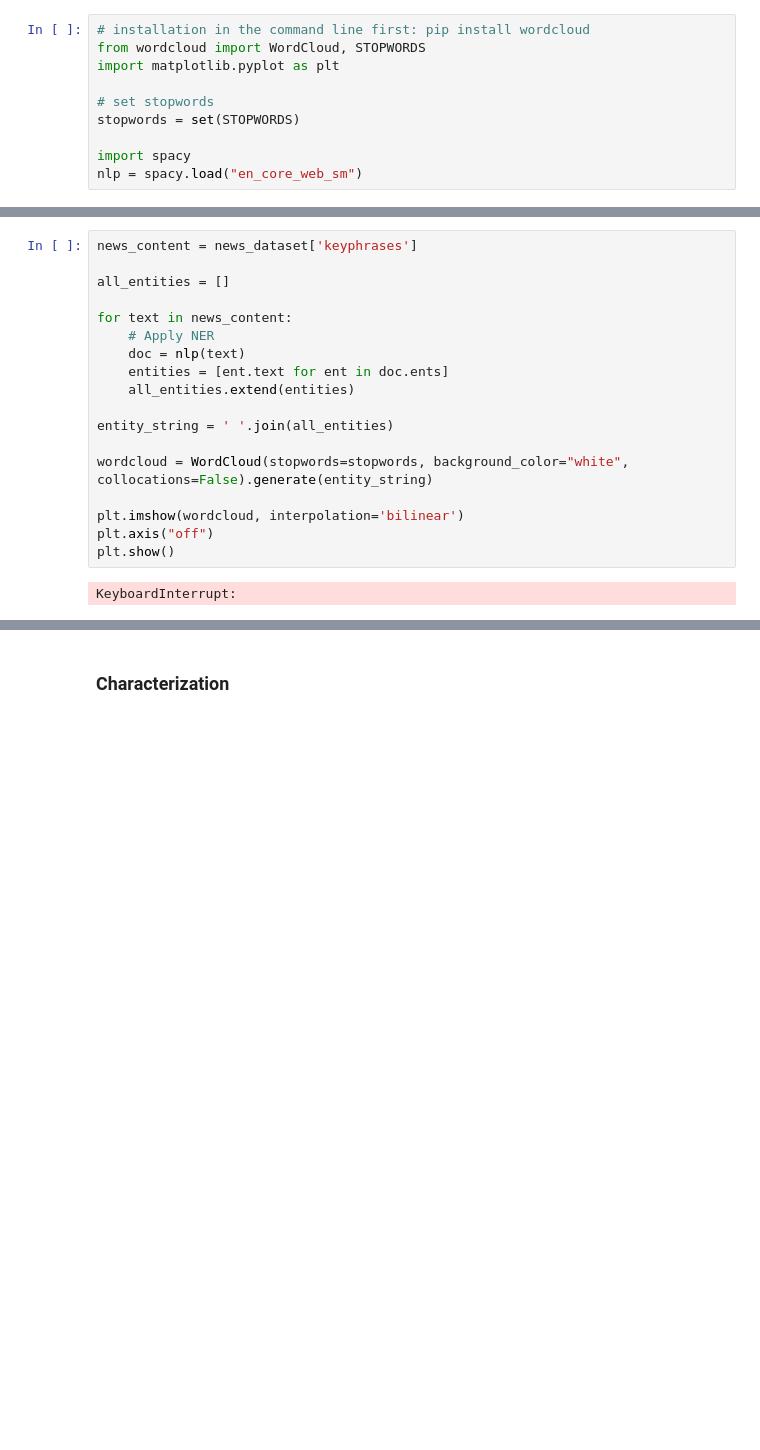
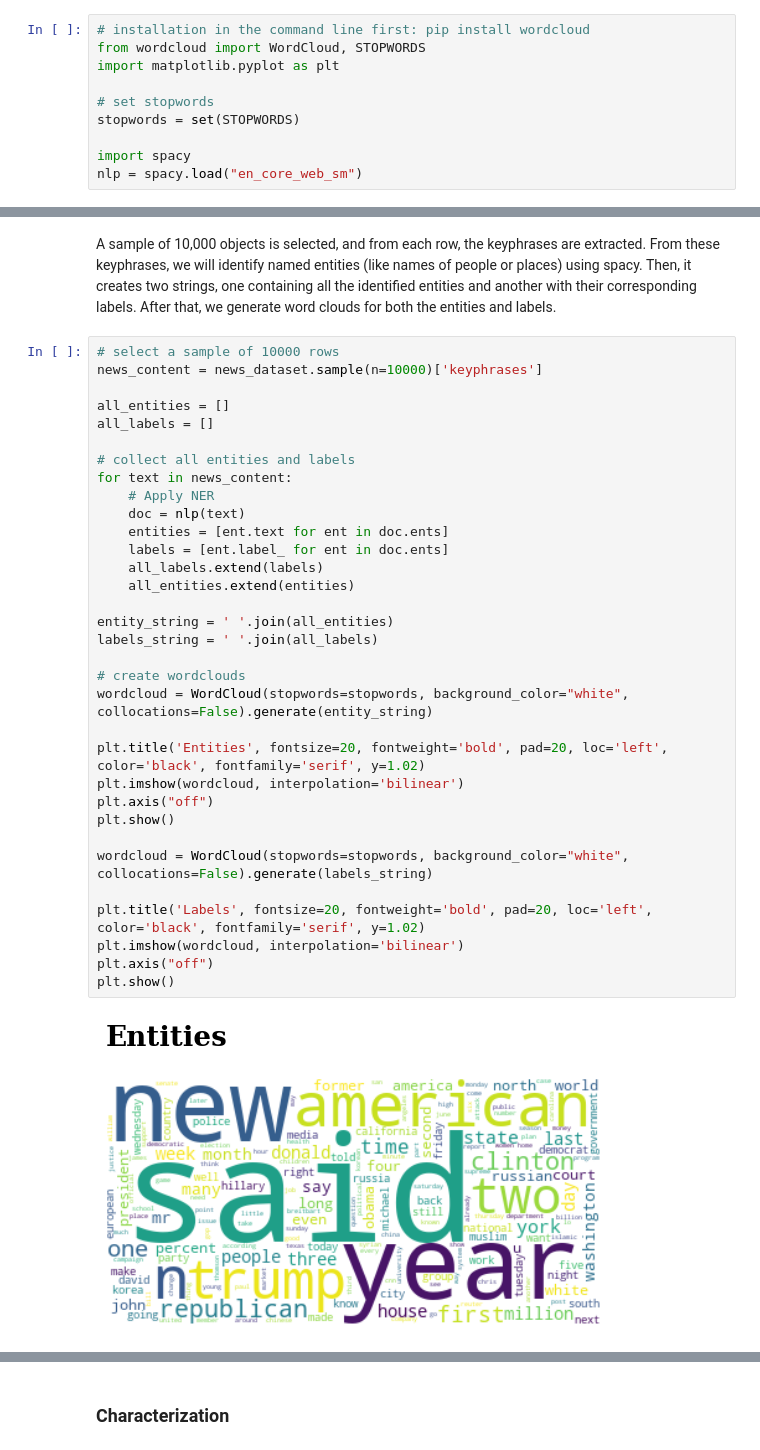
Before and after one commit to diogofonte/feup-pri, a Jupyter notebook: data_preparation/pipeline.ipynb, the cells around one changed output, grey strips where cells are left out. Cells and saved outputs as stored; diff of their text form; blank space fills up the shorter version.

```diff
--- a/data_preparation/pipeline.ipynb
+++ b/data_preparation/pipeline.ipynb
@@ -250,20 +250,37 @@ plt.show()
+# %% [markdown]
+A sample of 10,000 objects is selected, and from each row, the keyphrases are extracted. From these keyphrases, we will identify named entities (like names of people or places) using spacy. Then, it creates two strings, one containing all the identified entities and another with their corresponding labels. After that, we generate word clouds for both the entities and labels.
 # %%
-news_content = news_dataset['keyphrases']
+# select a sample of 10000 rows
+news_content = news_dataset.sample(n=10000)['keyphrases']
 
 all_entities = []
+all_labels = []
 
+# collect all entities and labels
 for text in news_content:
     # Apply NER
     doc = nlp(text)
     entities = [ent.text for ent in doc.ents]
+    labels = [ent.label_ for ent in doc.ents]
+    all_labels.extend(labels)
     all_entities.extend(entities)
 
 entity_string = ' '.join(all_entities)
+labels_string = ' '.join(all_labels)
 
+# create wordclouds
 wordcloud = WordCloud(stopwords=stopwords, background_color="white", collocations=False).generate(entity_string)
 
+plt.title('Entities', fontsize=20, fontweight='bold', pad=20, loc='left', color='black', fontfamily='serif', y=1.02)
 plt.imshow(wordcloud, interpolation='bilinear')
 plt.axis("off")
 plt.show()
+
+wordcloud = WordCloud(stopwords=stopwords, background_color="white", collocations=False).generate(labels_string)
+
+plt.title('Labels', fontsize=20, fontweight='bold', pad=20, loc='left', color='black', fontfamily='serif', y=1.02)
+plt.imshow(wordcloud, interpolation='bilinear')
+plt.axis("off")
+plt.show()
 # %% [output]
-KeyboardInterrupt:
+[figure, added]
```
Also changed, not shown: parts of 11 cells of this notebook, 2 other files.
